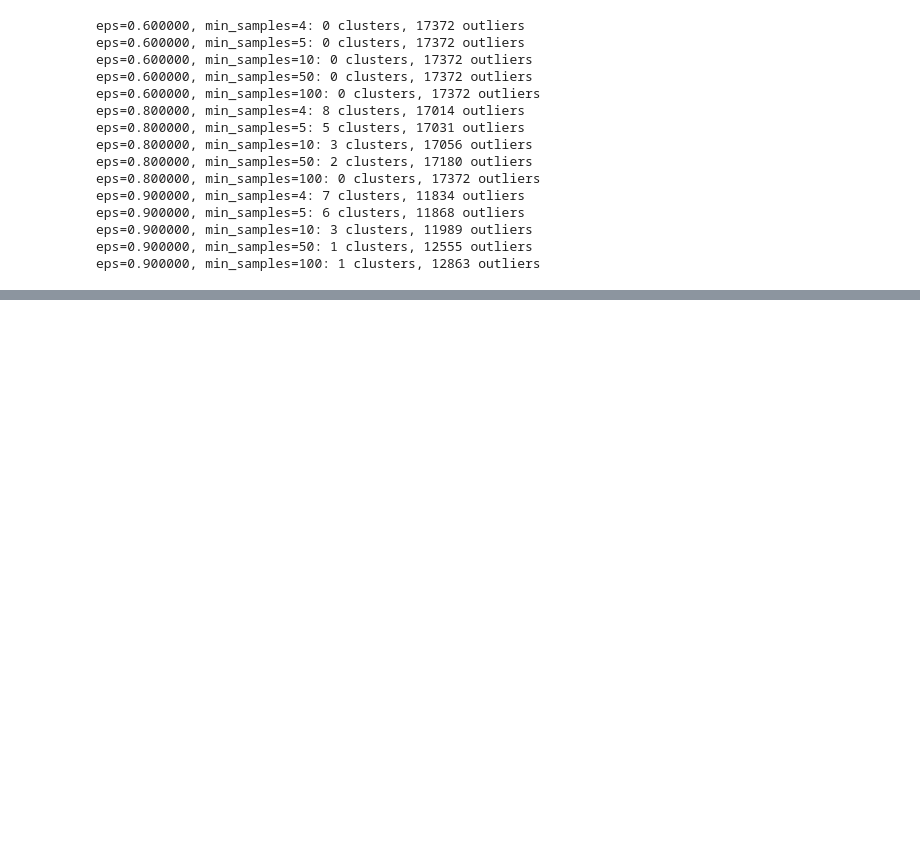
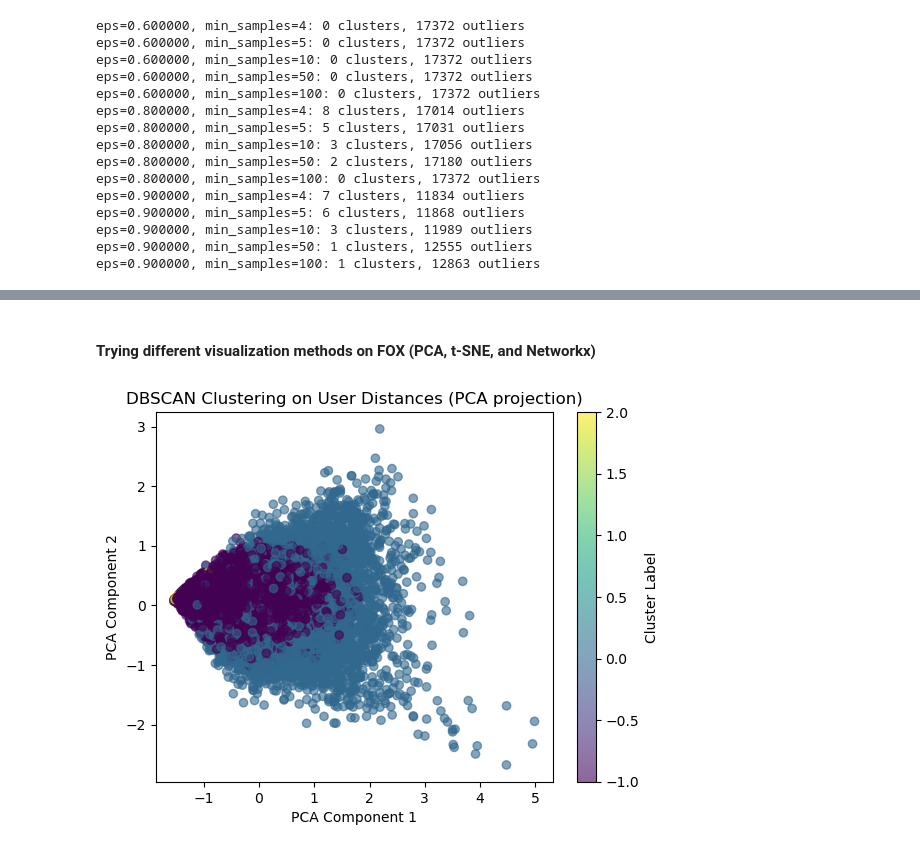
Before and after one commit to epfl-ada/ada-2024-project-thedataminions, a Jupyter notebook: results.ipynb, the cells around one changed output, grey strips where cells are left out. Cells and saved outputs as stored; diff of their text form; code cells hidden in the pictures; blank space fills up the shorter version.

```diff
--- a/results.ipynb
+++ b/results.ipynb
@@ -33,8 +33,8 @@ importlib.reload(dp)  # this makes it so that
 # when adding your own path, don't remove the existing path, just comment it
 # in this way, everyone can quickly uncomment their own path
 #dataset_root_path = "/media/andreas/Backup Plus/Ada/youniverse_dataset/"   #andreas
-dataset_root_path = "/media/andreas/Backup_Louanne/Youniverse_dataset/" #Lou-Anne at andreas pc
-#dataset_root_path = "D:/ada_project/dataset/"                                    #mila
+#dataset_root_path = "/media/andreas/Backup_Louanne/Youniverse_dataset/" #Lou-Anne at andreas pc
+dataset_root_path = "D:/ada_project/dataset/"                                    #mila
 # dataset_root_path = "/Volumes/DISQUE_SAUVEGARDE_MANON_LANDRIEUX/dataset/"  #manon
 # dataset_root_path = "/Volumes/Backup/Youniverse_dataset/" #Lou-Anne
 # dataset_root_path = "/Volumes/Disk Horti/Youniverse_dataset/" #Horti
@@ -2708,5 +2782,5 @@ eps=0.900000, min_samples=100: 1 clusters, 12863 outliers
 # %%
-eps_values = [0.85, 0.88, 0.95]
+eps_values = [0.85, 0.88, 0.89, 0.91, 0.93, 0.95]
 min_samples_values = [4, 5, 10]
 
 for eps in eps_values:
@@ -2809,0 +2902,23 @@ plt.show()
+# %% [markdown]
+#### Trying different visualization methods on FOX (PCA, t-SNE, and Networkx)
+# %%
+#visualize bubbles using PCA
+
+from sklearn.decomposition import PCA
+
+# Get the distance matrix for a given subset (e.g., for key = 'subset_1')
+distance_matrix = distance_matrices['fox']
+
+# Apply PCA to reduce to 2D (or 3D if you prefer)
+pca = PCA(n_components=2)
+pca_result = pca.fit_transform(distance_matrix)
+
+# Plotting the 2D representation
+plt.scatter(pca_result[:, 0], pca_result[:, 1], c=labels_dict['fox'], cmap='viridis', alpha=0.6)
+plt.title('DBSCAN Clustering on User Distances (PCA projection)')
+plt.xlabel('PCA Component 1')
+plt.ylabel('PCA Component 2')
+plt.colorbar(label='Cluster Label')
+plt.show()
+# %% [output]
+[figure, added]
```
Also changed, not shown: parts of 32 cells of this notebook, 1 other file.
